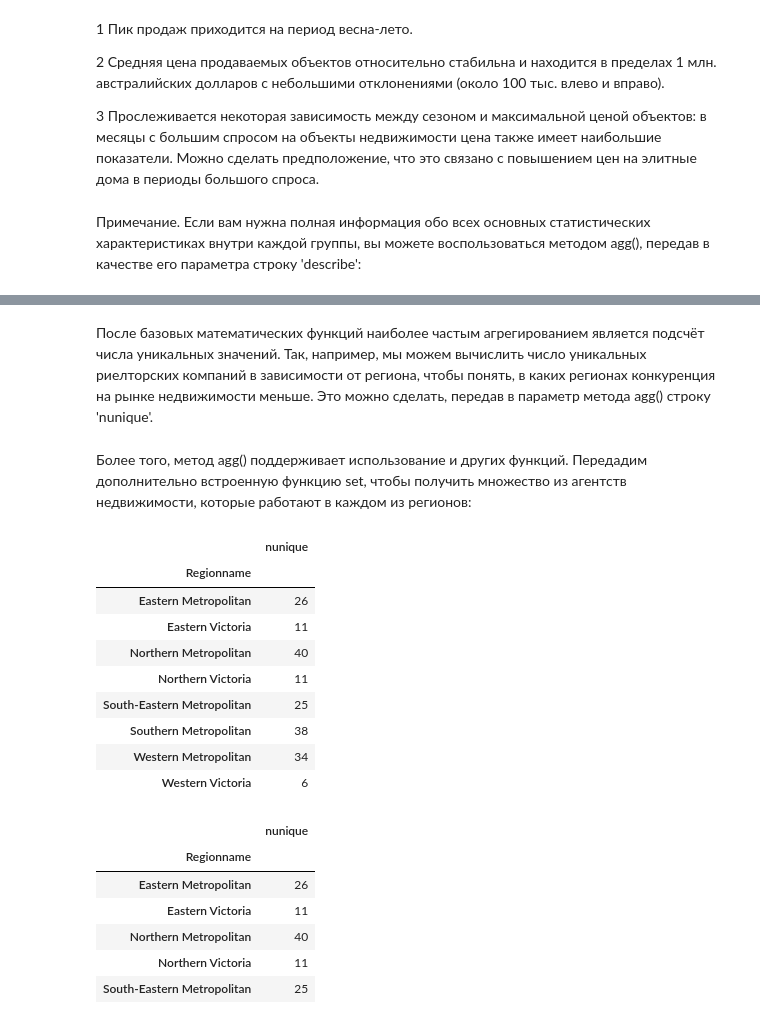
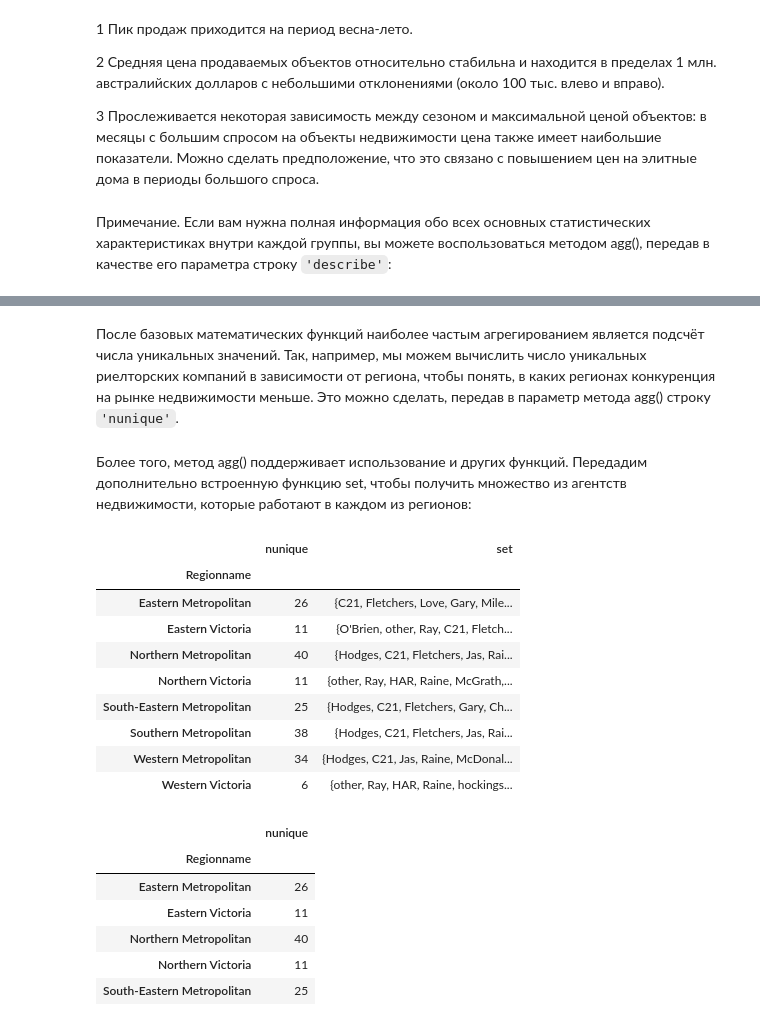
Before and after one commit to vavilove001-lab/sf_data_science, a Jupyter notebook: Notes/Pandas/analize&sort&group&pivot_table.ipynb, the cells around one changed output, grey strips where cells are left out. Saved outputs shown, nothing was run; the diff lists cells and outputs as text; code cells hidden in the pictures.

````diff
--- a/Notes/Pandas/analize&sort&group&pivot_table.ipynb
+++ b/Notes/Pandas/analize&sort&group&pivot_table.ipynb
@@ -413,7 +413,7 @@ melb_df.groupby('MonthSale')['Price'].agg(
 3
 Прослеживается некоторая зависимость между сезоном и максимальной ценой объектов: в месяцы с большим спросом на объекты недвижимости цена также имеет наибольшие показатели. Можно сделать предположение, что это связано с повышением цен на элитные дома в периоды большого спроса.
 # %% [markdown]
-Примечание. Если вам нужна полная информация обо всех основных статистических характеристиках внутри каждой группы, вы можете воспользоваться методом agg(), передав в качестве его параметра строку 'describe':
+Примечание. Если вам нужна полная информация обо всех основных статистических характеристиках внутри каждой группы, вы можете воспользоваться методом agg(), передав в качестве его параметра строку ```'describe'```:
 # %%
 melb_df.groupby('MonthSale')['Price'].agg('describe')
 # %% [output]
@@ -432,22 +432,22 @@ melb_df.groupby('MonthSale')['Price'].agg('describe')
 | 11 | 750.0 | 1.142503e+06 | 703666.227892 | 240000.0 | 671750.0 | 950000.0 | 1399125.0 | 5050000.0 |
 | 12 | 725.0 | 1.144737e+06 | 706549.007161 | 250000.0 | 667500.0 | 938000.0 | 1412000.0 | 5700000.0 |
 # %% [markdown]
-После базовых математических функций наиболее частым агрегированием является подсчёт числа уникальных значений. Так, например, мы можем вычислить число уникальных риелторских компаний в зависимости от региона, чтобы понять, в каких регионах конкуренция на рынке недвижимости меньше. Это можно сделать, передав в параметр метода agg() строку 'nunique'.
+После базовых математических функций наиболее частым агрегированием является подсчёт числа уникальных значений. Так, например, мы можем вычислить число уникальных риелторских компаний в зависимости от региона, чтобы понять, в каких регионах конкуренция на рынке недвижимости меньше. Это можно сделать, передав в параметр метода agg() строку ```'nunique'```.
 # %% [markdown]
 Более того, метод agg() поддерживает использование и других функций. Передадим дополнительно встроенную функцию set, чтобы получить множество из агентств недвижимости, которые работают в каждом из регионов:
 # %%
-melb_df.groupby('Regionname')['SellerG'].agg(['nunique'],set)
+melb_df.groupby('Regionname')['SellerG'].agg(['nunique', set])
 # %% [output]
-|  | nunique |
-| Regionname |  |
-| Eastern Metropolitan | 26 |
-| Eastern Victoria | 11 |
-| Northern Metropolitan | 40 |
-| Northern Victoria | 11 |
-| South-Eastern Metropolitan | 25 |
-| Southern Metropolitan | 38 |
-| Western Metropolitan | 34 |
-| Western Victoria | 6 |
+|  | nunique | set |
+| Regionname |  |  |
+| Eastern Metropolitan | 26 | {C21, Fletchers, Love, Gary, Mile... |
+| Eastern Victoria | 11 | {O'Brien, other, Ray, C21, Fletch... |
+| Northern Metropolitan | 40 | {Hodges, C21, Fletchers, Jas, Rai... |
+| Northern Victoria | 11 | {other, Ray, HAR, Raine, McGrath,... |
+| South-Eastern Metropolitan | 25 | {Hodges, C21, Fletchers, Gary, Ch... |
+| Southern Metropolitan | 38 | {Hodges, C21, Fletchers, Jas, Rai... |
+| Western Metropolitan | 34 | {Hodges, C21, Jas, Raine, McDonal... |
+| Western Victoria | 6 | {other, Ray, HAR, Raine, hockings... |
 # %%
 melb_df.groupby('Regionname')['SellerG'].agg(['nunique'])
 # %% [output]
````
Also changed, not shown: parts of 12 cells of this notebook, 2 other files.
